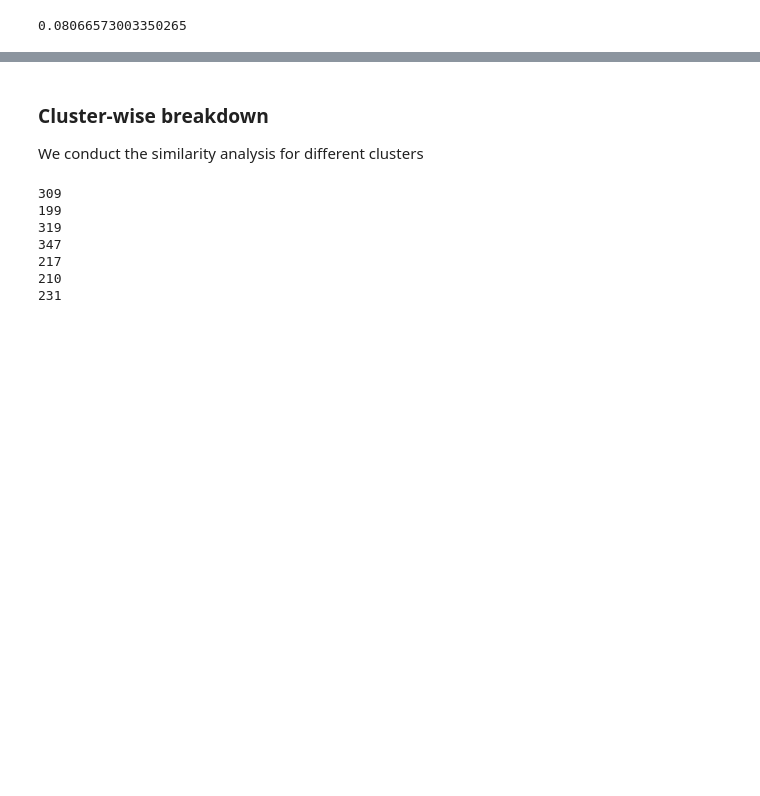
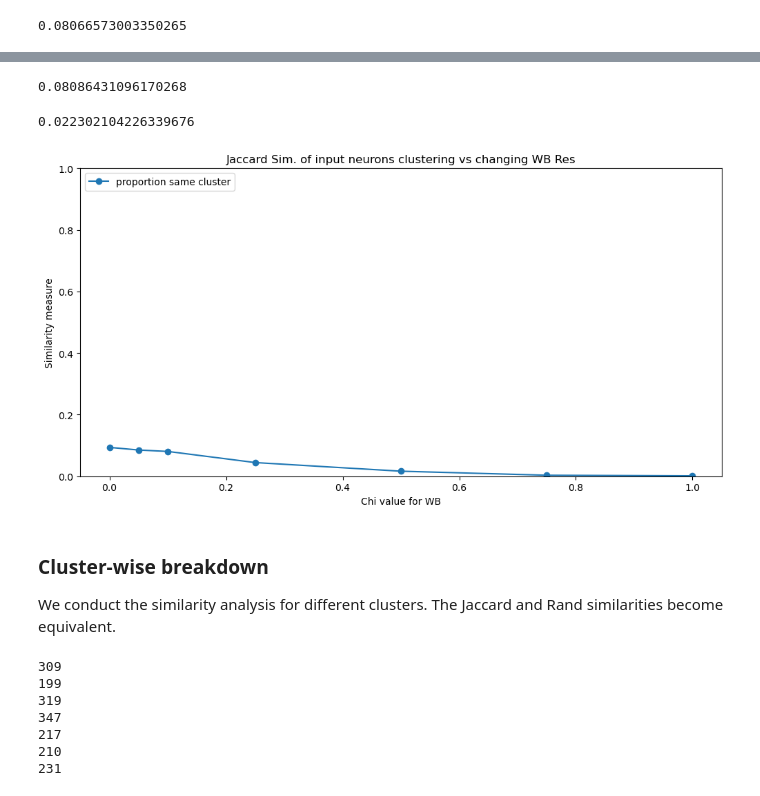
Before and after one commit to Gutierrez-lab/oviIN-analyses-gabrielle, a Jupyter notebook: jaccard_analysis.ipynb, the cells around one changed output, grey strips where cells are left out. Cells and saved outputs as stored; diff of their text form; code cells hidden in the pictures; blank space fills up the shorter version.

```diff
--- a/jaccard_analysis.ipynb
+++ b/jaccard_analysis.ipynb
@@ -287,5 +326,36 @@ plt.show()
+# %%
+f00, f01, f10, f11 = cluster_similarity0(chi_run, chi_run_random)
+f11/(f11 + f01 + f10)
+# %% [output]
+0.08086431096170268
+# %%
+# proportion of pairs in the same cluster in both clusterings
+prop_same_clust = f11/(f11 + f01 + f10 + f00)
+prop_same_clust
+# %% [output]
+0.022302104226339676
+# %%
+prop_same_clust = {}
+
+for res in resolutions:
+    f00, f01, f10, f11 = cluster_similarity0(hemibrain_clusters_filtered[res], chi_run)
+    prop_same_clust[res] = f11/(f11 + f01 + f10 + f00)
+# %%
+plt.figure(figsize=(10, 5))
+
+plt.plot([float(res) for res in resolutions], [prop_same_clust[res] for res in resolutions], marker='o', label = 'proportion same cluster')
+
+plt.legend(loc='upper left')
+plt.tight_layout()
+plt.ylim(0, 1)
+plt.xlabel('Chi value for WB')
+plt.ylabel('Similarity measure')
+plt.title('Jaccard Sim. of input neurons clustering vs changing WB Res')
+plt.show()
+# %% [output]
+[figure, added]
 # %% [markdown]
 ### Cluster-wise breakdown
-We conduct the similarity analysis for different clusters
+We conduct the similarity analysis for different clusters. The Jaccard and Rand similarities become equivalent.
 # %%
 cluster_nodes = {}
```
Also changed, not shown: parts of 22 cells of this notebook.
